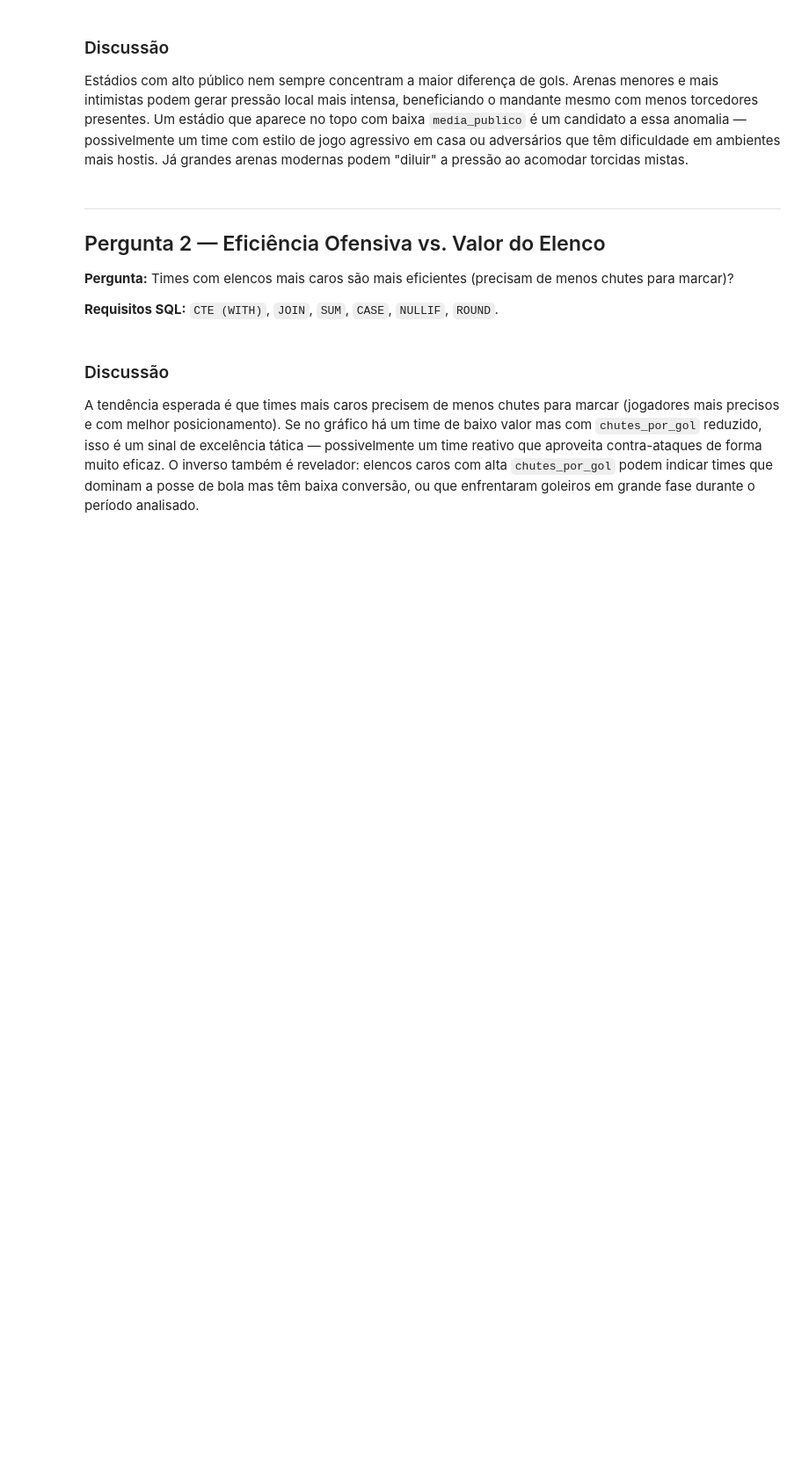
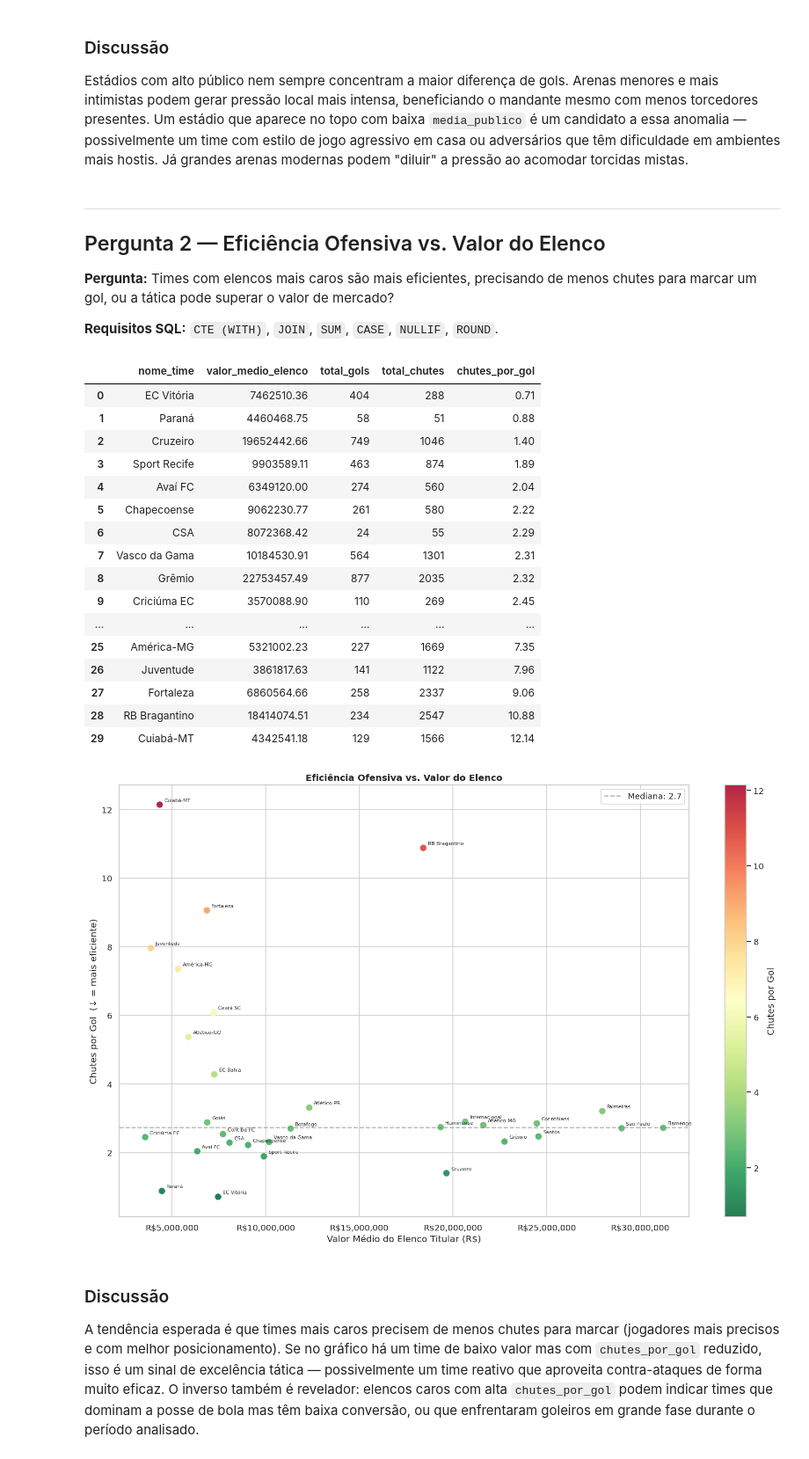
Before and after one commit to samucao1803/TrabalhoPratico_IBD_BrasileiraoDBAnalysis, a Jupyter notebook: Banco de Dados/analise_exploratoria.ipynb, the cells around one changed output. Shown at 88% size. Saved outputs shown, nothing was run; the diff lists cells and outputs as text; code cells hidden in the pictures; blank space fills up the shorter version.

Commit message:
ultimos ajustes e add Read.me e diagrama relacional

```diff
--- a/Banco de Dados/analise_exploratoria.ipynb
+++ b/Banco de Dados/analise_exploratoria.ipynb
@@ -103,7 +118,8 @@ Já grandes arenas modernas podem "diluir" a pressão ao acomodar torcidas mista
 ---
 ## Pergunta 2 — Eficiência Ofensiva vs. Valor do Elenco
 
-**Pergunta:** Times com elencos mais caros são mais eficientes (precisam de menos chutes para marcar)?
+**Pergunta:** Times com elencos mais caros são mais eficientes, precisando de menos
+chutes para marcar um gol, ou a tática pode superar o valor de mercado?
 
 **Requisitos SQL:** `CTE (WITH)`, `JOIN`, `SUM`, `CASE`, `NULLIF`, `ROUND`.
 # %%
@@ -147,35 +163,54 @@ fig, ax = plt.subplots(figsize=(14, 9))
 sc = ax.scatter(
     df_q2['valor_medio_elenco'],
     df_q2['chutes_por_gol'],
     c=df_q2['chutes_por_gol'],
     cmap='RdYlGn_r',
     s=80,
     alpha=0.85,
     edgecolors='white',
     linewidths=0.5
 )
 plt.colorbar(sc, ax=ax, label='Chutes por Gol')
 
 # Linha de mediana como referência
 mediana = df_q2['chutes_por_gol'].median()
 ax.axhline(mediana, color='gray', linestyle='--', alpha=0.6,
            label=f'Mediana: {mediana:.1f}')
 
 # Rotula todos os pontos
 for _, row in df_q2.iterrows():
     ax.annotate(
         row['nome_time'],
         (row['valor_medio_elenco'], row['chutes_por_gol']),
         textcoords='offset points', xytext=(6, 4), fontsize=6.5
     )
 
-ax.set_xlabel('Valor Médio do Elenco Titular (€)')
+ax.set_xlabel('Valor Médio do Elenco Titular (R$)')
 ax.set_ylabel('Chutes por Gol  (↓ = mais eficiente)')
 ax.set_title('Eficiência Ofensiva vs. Valor do Elenco', fontsize=12, fontweight='bold')
-ax.xaxis.set_major_formatter(mticker.FuncFormatter(lambda v, _: f'€{v:,.0f}'))
+ax.xaxis.set_major_formatter(mticker.FuncFormatter(lambda v, _: f'R${v:,.0f}'))
 ax.legend()
 plt.tight_layout()
 plt.show()
+# %% [output]
+|  | nome_time | valor_medio_elenco | total_gols | total_chutes | chutes_por_gol |
+| 0 | EC Vitória | 7462510.36 | 404 | 288 | 0.71 |
+| 1 | Paraná | 4460468.75 | 58 | 51 | 0.88 |
+| 2 | Cruzeiro | 19652442.66 | 749 | 1046 | 1.40 |
+| 3 | Sport Recife | 9903589.11 | 463 | 874 | 1.89 |
+| 4 | Avaí FC | 6349120.00 | 274 | 560 | 2.04 |
+| 5 | Chapecoense | 9062230.77 | 261 | 580 | 2.22 |
+| 6 | CSA | 8072368.42 | 24 | 55 | 2.29 |
+| 7 | Vasco da Gama | 10184530.91 | 564 | 1301 | 2.31 |
+| 8 | Grêmio | 22753457.49 | 877 | 2035 | 2.32 |
+| 9 | Criciúma EC | 3570088.90 | 110 | 269 | 2.45 |
+| ... | ... | ... | ... | ... | ... |
+| 25 | América-MG | 5321002.23 | 227 | 1669 | 7.35 |
+| 26 | Juventude | 3861817.63 | 141 | 1122 | 7.96 |
+| 27 | Fortaleza | 6860564.66 | 258 | 2337 | 9.06 |
+| 28 | RB Bragantino | 18414074.51 | 234 | 2547 | 10.88 |
+| 29 | Cuiabá-MT | 4342541.18 | 129 | 1566 | 12.14 |
+[figure, added]
 # %% [markdown]
 ### Discussão
 
```
Also changed, not shown: parts of 7 cells of this notebook, 2 other files.
